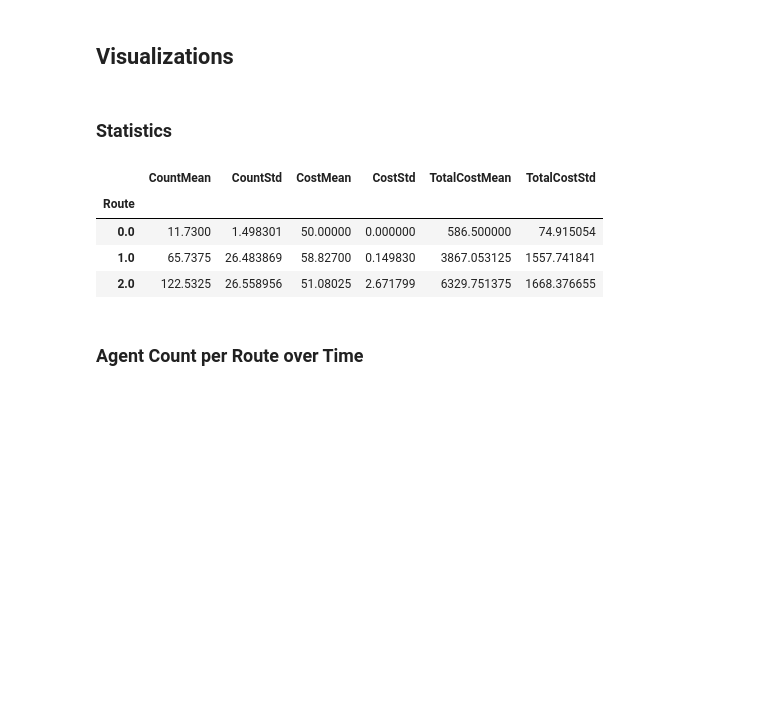
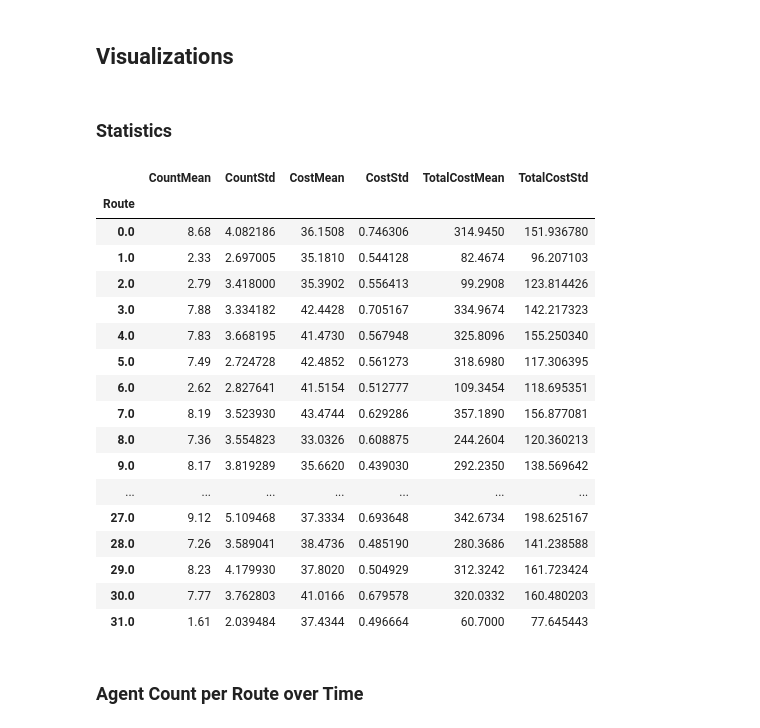
Before and after one commit to ksheng-/TrafficFlowSimulator, a Jupyter notebook: Simulator.ipynb, the cells around one changed output. Drawn from its saved outputs; the diff is of its cells as text; code cells hidden in the pictures; blank space fills up the shorter version.

```diff
--- a/Simulator.ipynb
+++ b/Simulator.ipynb
@@ -10,8 +10,9 @@ import pandas as pd
 ## Functions
 # %%
 def get_route_choices(agents, route_count):
-    choices = list(map(lambda agent: agent.choose_route(), agents))
+    choices = np.array(list(map(lambda agent: agent.choose_route(), agents)))
     route_traveller_counts = np.bincount(choices, minlength = route_count)[:, np.newaxis]
+
     return choices, route_traveller_counts
 
 def get_route_costs(roads, choices, route_traveller_counts):
@@ -34,7 +35,7 @@ def give_trpfs(trpf_agents, route_trpfs):
 # %% [markdown]
 ## Read the configuration
 # %%
-simulation_folder = '/home/ihsan/Research/TrafficFlow/simulations/5/'
+simulation_folder = '/home/ihsan/Research/TrafficFlowSimulator/simulations/OWNet/'
 traffic_file = simulation_folder + 'traffic.properties'
 roadnet_file = simulation_folder + 'roadnet.csv'
 
@@ -48,7 +49,7 @@ agent_count = config['agent_count']
 change_percent = config['change_percent']
 routes = config['routes']
 route_opts = np.array(config['route_opts'])[:, np.newaxis]
-round_count = 1000 #config['round_count']
+round_count = config['round_count']
 road_params = config['road_params']
 # %% [markdown]
 ## Initialize the simulation
@@ -72,14 +73,20 @@ for tag in range(agent_count):
     agents.append(agent)
     if agent.uses_trpf():
         trpf_agents.append(agent)
-trpf_agents = trpf_agents
 
 route_to_road = np.zeros((len(roads), len(routes)))
 for i, route in enumerate(routes):
     for e in range(1, len(route)):
-        road_name = route[e-1] + route[e]
-        j = road_inds[road_name]
+
+        try:
+            road_name = route[e-1] + route[e]
+            j = road_inds[road_name]
+        except KeyError:
+            road_name = route[e] + route[e-1]
+            j = road_inds[road_name]
+
         route_to_road[j, i] = 1
+
 route_to_road = np.matrix(route_to_road)
 road_to_route = route_to_road.T
 
@@ -117,24 +126,37 @@ while trpf.start_new_round():
 # %%
 # Drop the first 200 rounds, Trpf and Round Columns
 data['TotalCost'] = data.Count * data.Cost
-data_by_routes = data.drop(['Round', 'Trpf'], axis=1).drop(np.arange(600)).groupby('Route')
+data_by_routes = data.drop(['Round', 'Trpf'], axis=1).groupby('Route')
 
 means = data_by_routes.mean()
 means.columns = ['CountMean', 'CostMean', 'TotalCostMean']
 
 stds = data_by_routes.std()
 stds.columns = ['CountStd', 'CostStd', 'TotalCostStd']
 
 report = pd.concat([means, stds], axis=1)
 report = report[['CountMean', 'CountStd', 'CostMean', 'CostStd', 'TotalCostMean', 'TotalCostStd']]
 
 report
 # %% [output]
 |  | CountMean | CountStd | CostMean | CostStd | TotalCostMean | TotalCostStd |
 | Route |  |  |  |  |  |  |
-| 0.0 | 11.7300 | 1.498301 | 50.00000 | 0.000000 | 586.500000 | 74.915054 |
-| 1.0 | 65.7375 | 26.483869 | 58.82700 | 0.149830 | 3867.053125 | 1557.741841 |
-| 2.0 | 122.5325 | 26.558956 | 51.08025 | 2.671799 | 6329.751375 | 1668.376655 |
+| 0.0 | 8.68 | 4.082186 | 36.1508 | 0.746306 | 314.9450 | 151.936780 |
+| 1.0 | 2.33 | 2.697005 | 35.1810 | 0.544128 | 82.4674 | 96.207103 |
+| 2.0 | 2.79 | 3.418000 | 35.3902 | 0.556413 | 99.2908 | 123.814426 |
+| 3.0 | 7.88 | 3.334182 | 42.4428 | 0.705167 | 334.9674 | 142.217323 |
+| 4.0 | 7.83 | 3.668195 | 41.4730 | 0.567948 | 325.8096 | 155.250340 |
+| 5.0 | 7.49 | 2.724728 | 42.4852 | 0.561273 | 318.6980 | 117.306395 |
+| 6.0 | 2.62 | 2.827641 | 41.5154 | 0.512777 | 109.3454 | 118.695351 |
+| 7.0 | 8.19 | 3.523930 | 43.4744 | 0.629286 | 357.1890 | 156.877081 |
+| 8.0 | 7.36 | 3.554823 | 33.0326 | 0.608875 | 244.2604 | 120.360213 |
+| 9.0 | 8.17 | 3.819289 | 35.6620 | 0.439030 | 292.2350 | 138.569642 |
+| ... | ... | ... | ... | ... | ... | ... |
+| 27.0 | 9.12 | 5.109468 | 37.3334 | 0.693648 | 342.6734 | 198.625167 |
+| 28.0 | 7.26 | 3.589041 | 38.4736 | 0.485190 | 280.3686 | 141.238588 |
+| 29.0 | 8.23 | 4.179930 | 37.8020 | 0.504929 | 312.3242 | 161.723424 |
+| 30.0 | 7.77 | 3.762803 | 41.0166 | 0.679578 | 320.0332 | 160.480203 |
+| 31.0 | 1.61 | 2.039484 | 37.4344 | 0.496664 | 60.7000 | 77.645443 |
 # %% [markdown]
 ### Agent Count per Route over Time
 # %%
```
Also changed, not shown: parts of 10 cells of this notebook, 17 other files.
